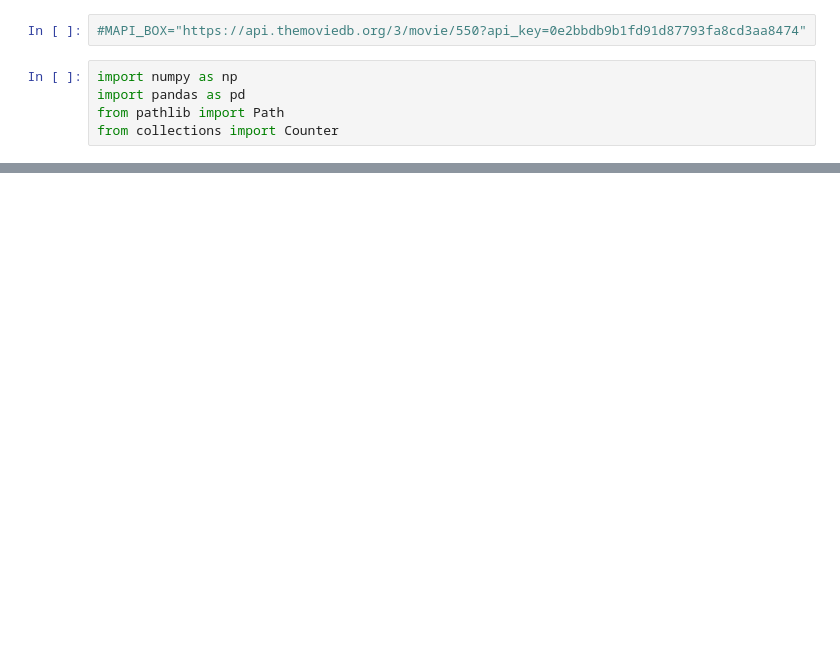
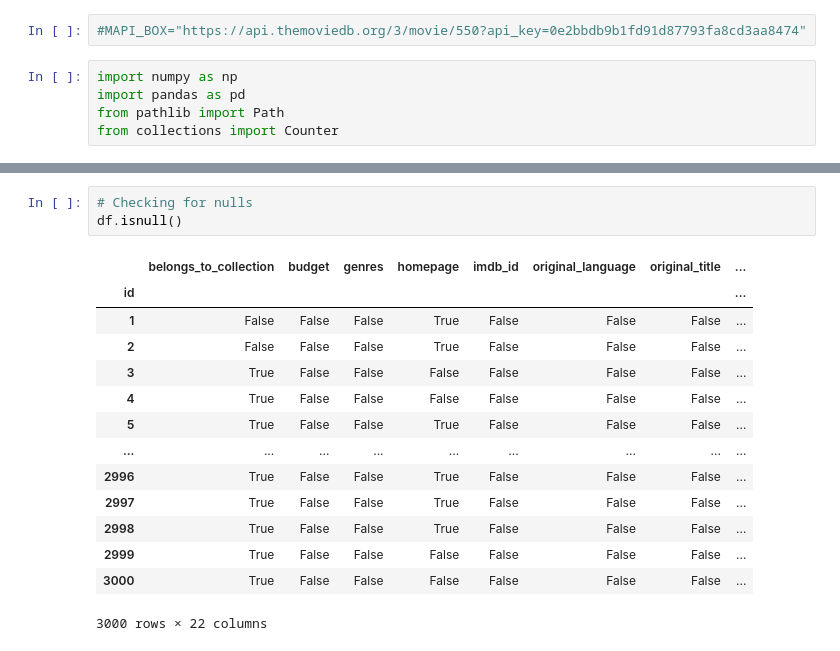
Before and after one commit to nairrekhabr/WorldwideBoxOfficeRevenue, a Jupyter notebook: TMDB_WorldwideBoxOfficeRevenue.ipynb, the cells around one changed output, grey strips where cells are left out. Saved outputs shown, nothing was run; the diff lists cells and outputs as text; blank space fills up the shorter version.

```diff
--- a/TMDB_WorldwideBoxOfficeRevenue.ipynb
+++ b/TMDB_WorldwideBoxOfficeRevenue.ipynb
@@ -29,0 +64,18 @@ AttributeError: 'float' object has no attribute 'split'
+# %%
+# Checking for nulls
+df.isnull()
+# %% [output]
+|  | belongs_to_collection | budget | genres | homepage | imdb_id | original_language | original_title | ... |
+| id |  |  |  |  |  |  |  | ... |
+| 1 | False | False | False | True | False | False | False | ... |
+| 2 | False | False | False | True | False | False | False | ... |
+| 3 | True | False | False | False | False | False | False | ... |
+| 4 | True | False | False | False | False | False | False | ... |
+| 5 | True | False | False | True | False | False | False | ... |
+| ... | ... | ... | ... | ... | ... | ... | ... | ... |
+| 2996 | True | False | False | True | False | False | False | ... |
+| 2997 | True | False | False | True | False | False | False | ... |
+| 2998 | True | False | False | True | False | False | False | ... |
+| 2999 | True | False | False | False | False | False | False | ... |
+| 3000 | True | False | False | False | False | False | False | ... |
+3000 rows × 22 columns
```
Also changed, not shown: parts of 10 cells of this notebook.
